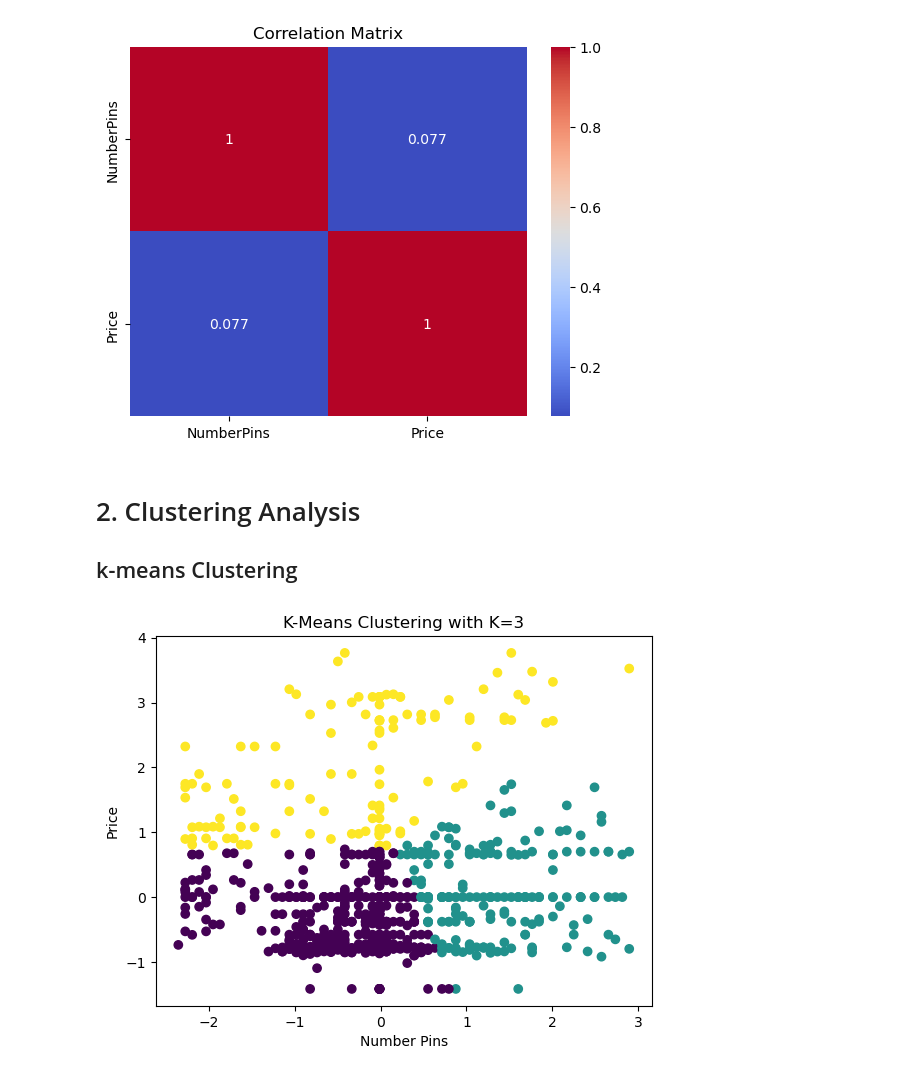
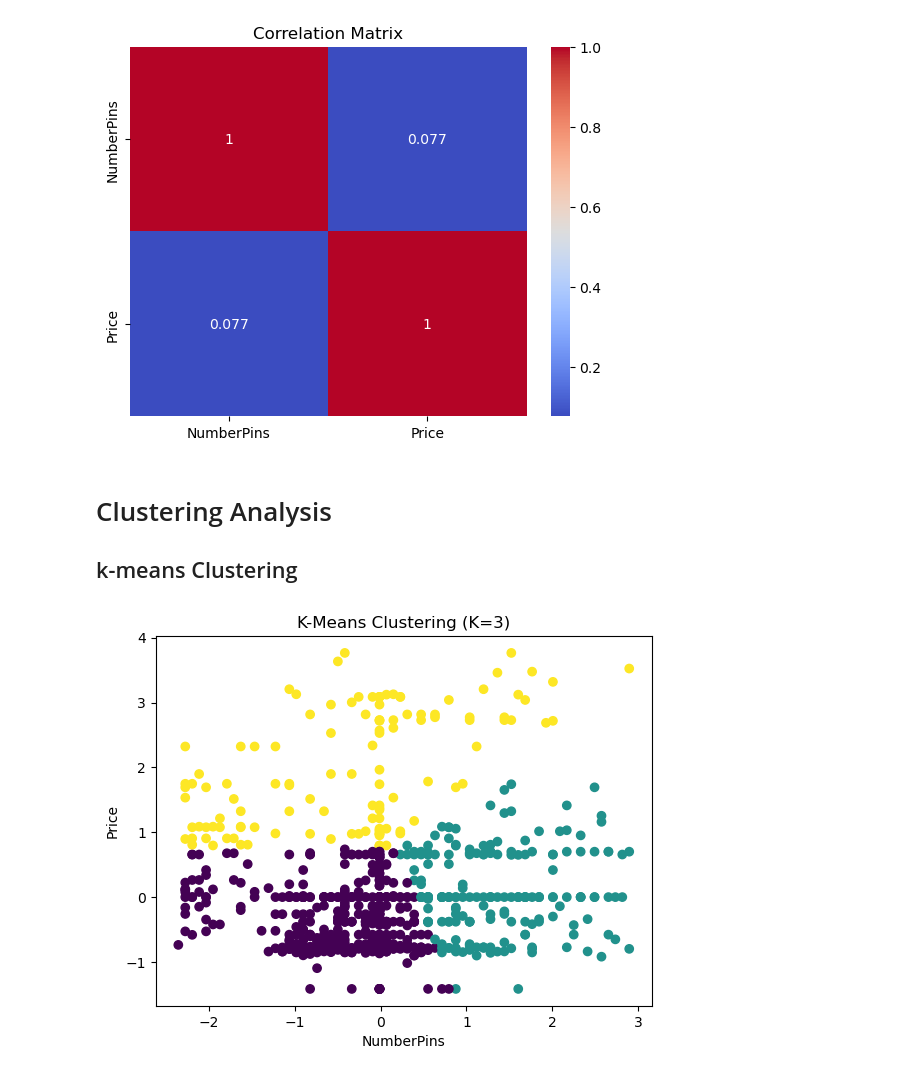
Before and after one commit to alexander385/datascience_health, a Jupyter notebook: industry_supply.ipynb, the cells around one changed output. Saved outputs shown, nothing was run; the diff lists cells and outputs as text; code cells hidden in the pictures.

```diff
--- a/industry_supply.ipynb
+++ b/industry_supply.ipynb
@@ -80,7 +86,3 @@ BoardID                     0               891                     0.00
 Price                      11               880                     1.23
 BoardCategory             687               204                    77.10
 MaterialOrigin              2               889                     0.22
-# %%
-df = df.drop(df.columns[6], axis=1)
-print(df.describe(include='all'))
-print(df.info())
@@ -166,6 +149,6 @@ Price                     127               764                    14.25
 MaterialOrigin              2               889                     0.22
 # %%
-df['NumberPins'] = df['NumberPins'].fillna(round(df['NumberPins'].mean())).astype('Int64')
+df['NumberPins'] = df['NumberPins'].fillna(round(df['NumberPins'].mean())).astype(int).astype('Int64')
 df['Machine'] = df['Machine'].fillna(df['Machine'].mode()[0])
 df['Price'] = df['Price'].fillna(df['Price'].mean())
 
@@ -226,7 +213,7 @@ plt.show()
 # %% [output]
 [figure]
 # %% [markdown]
-# 2. Clustering Analysis
+# Clustering Analysis
 
 ## k-means Clustering
 # %%
@@ -234,18 +221,15 @@ plt.show()
 kmeans_data = df[['NumberPins', 'Price']]
 kmeans_data_scaled = StandardScaler().fit_transform(kmeans_data)
 # %%
-# K-means clustering with k=2
+kmeans_data = df[['NumberPins', 'Price']]
+kmeans_data_scaled = StandardScaler().fit_transform(kmeans_data)
 k = 3
-kmeans = KMeans(n_clusters=k, n_init=10, random_state=12345) # Increased n_init for stability
-kmeans_results = kmeans.fit_predict(kmeans_data_scaled)
-
-df['Cluster_means'] = kmeans_results
-
-# Plot results
-plt.scatter(kmeans_data_scaled[:, 0], kmeans_data_scaled[:, 1], c=kmeans_results, cmap='viridis')
-plt.xlabel("Number Pins")
+kmeans = KMeans(n_clusters=k, n_init=10, random_state=12345)
+df['Cluster_means'] = kmeans.fit_predict(kmeans_data_scaled)
+plt.scatter(kmeans_data_scaled[:, 0], kmeans_data_scaled[:, 1], c=df['Cluster_means'], cmap='viridis')
+plt.xlabel("NumberPins")
 plt.ylabel("Price")
-plt.title(f"K-Means Clustering with K={k}")
+plt.title(f"K-Means Clustering (K={k})")
 plt.show()
 # %% [output]
-[figure, old version]
+[figure, new version]
```
Also changed, not shown: parts of 47 cells of this notebook.
